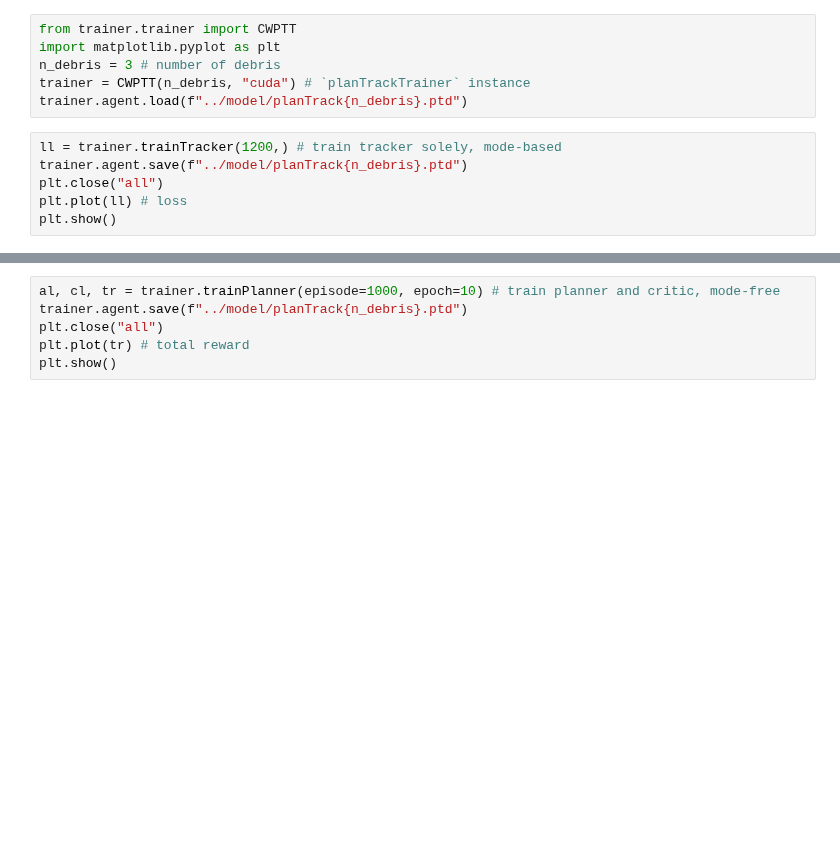
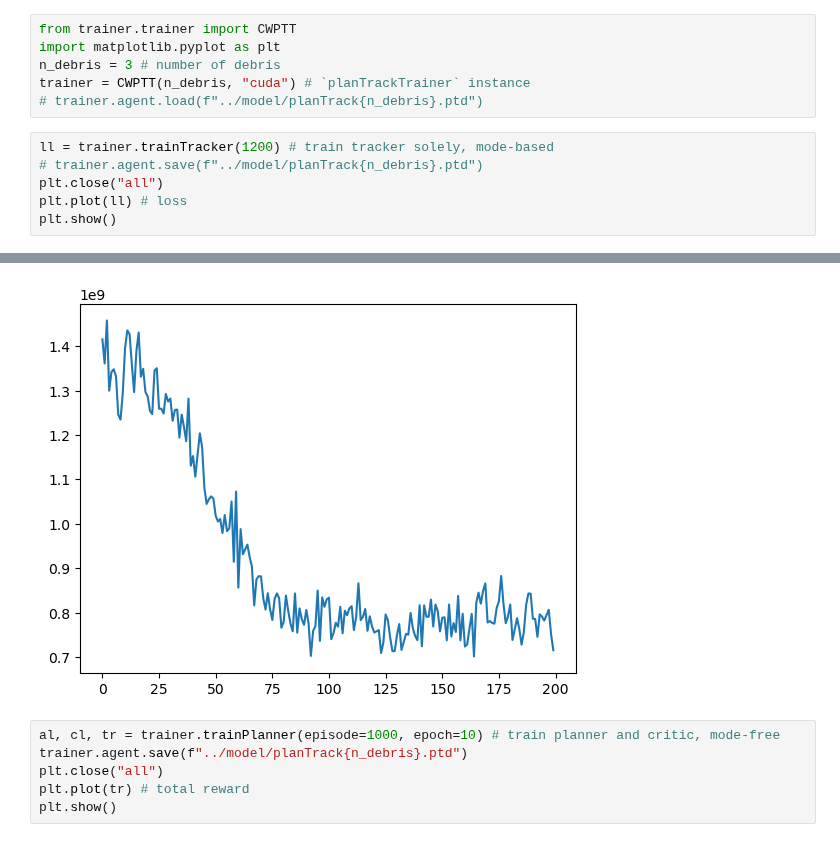
Before and after one commit to liziyao99/multi-debris-avoidance, a Jupyter notebook: quickStart.ipynb, the cells around one changed output, grey strips where cells are left out. Saved outputs shown, nothing was run; the diff lists cells and outputs as text; blank space fills up the shorter version.

```diff
--- a/quickStart.ipynb
+++ b/quickStart.ipynb
@@ -3,10 +3,11 @@ from trainer.trainer import CWPTT
 import matplotlib.pyplot as plt
 n_debris = 3 # number of debris
 trainer = CWPTT(n_debris, "cuda") # `planTrackTrainer` instance
-trainer.agent.load(f"../model/planTrack{n_debris}.ptd")
+# trainer.agent.load(f"../model/planTrack{n_debris}.ptd")
 # %%
-ll = trainer.trainTracker(1200,) # train tracker solely, mode-based
-trainer.agent.save(f"../model/planTrack{n_debris}.ptd")
+ll = trainer.trainTracker(1200) # train tracker solely, mode-based
+# trainer.agent.save(f"../model/planTrack{n_debris}.ptd")
 plt.close("all")
 plt.plot(ll) # loss
 plt.show()
+# %% [output]
@@ -13,3 +17,4 @@ plt.show()
+[figure, added]
 # %%
 al, cl, tr = trainer.trainPlanner(episode=1000, epoch=10) # train planner and critic, mode-free
 trainer.agent.save(f"../model/planTrack{n_debris}.ptd")
```
Also changed, not shown: parts of 7 cells of this notebook, 13 other files.
